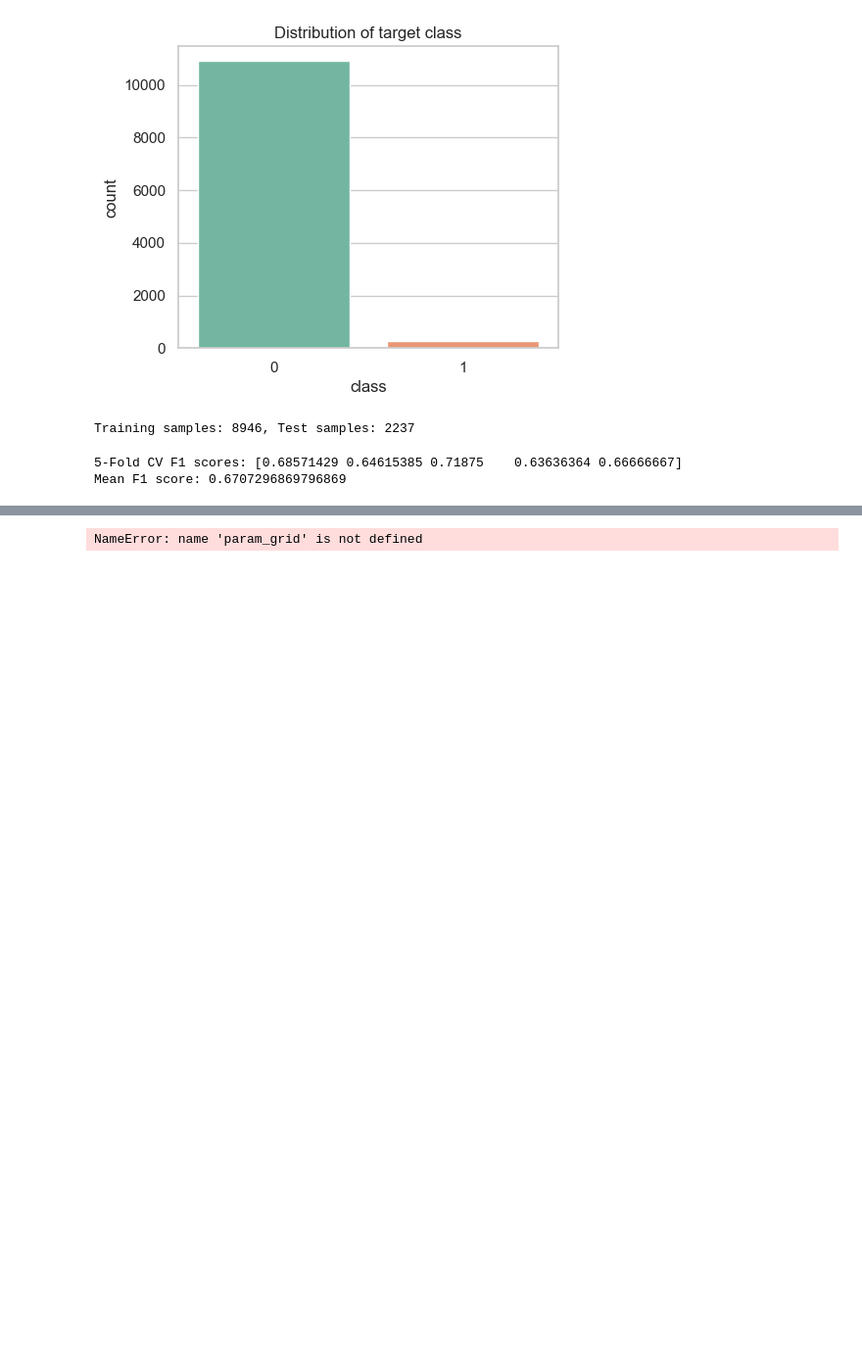
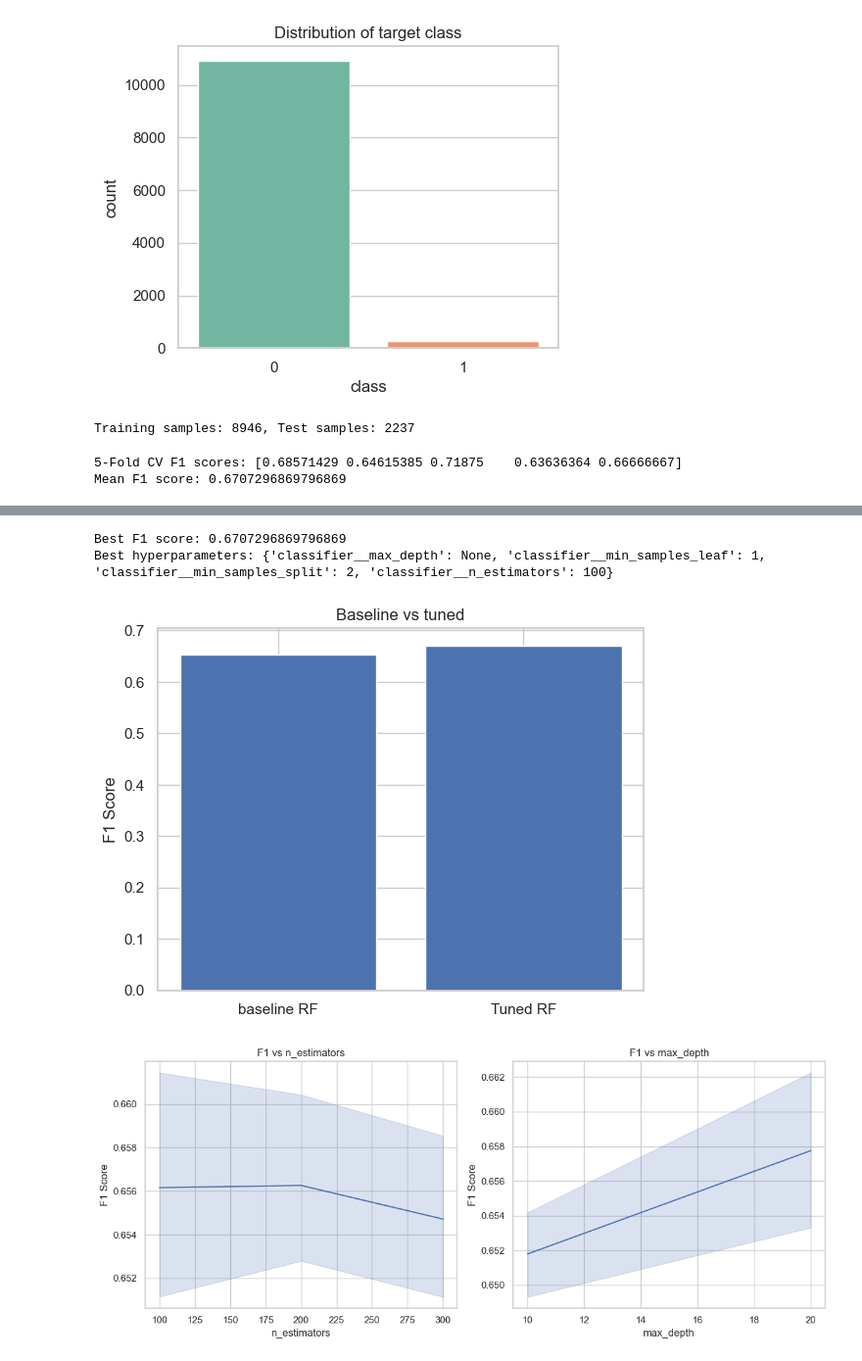
Before and after one commit to patrusgrg/MATH4650_SP_2026_P02_G02_Gurung, a Jupyter notebook: notebooks/imbalance.ipynb, the cells around one changed output, grey strips where cells are left out. Shown at 98% size. Cells and saved outputs as stored; diff of their text form; code cells hidden in the pictures; blank space fills up the shorter version.

Commit message:
from  d to g gridsearch cv and weighted RF and

```diff
--- a/notebooks/imbalance.ipynb
+++ b/notebooks/imbalance.ipynb
@@ -141,13 +187,70 @@ param_gris = {
     'classifier__min_samples_leaf': [1,2]
 }
 # %%
-#3fold startified CV for fast
-cv = StratifiedKFold(n_splits=3, shuffle=True, random_state=42)
 
-grid_search = GridSearchCV(rf_pipeline, param_grid, cv=cv, scoring='f1', n_jobs=-1)
+
+#Grid Search
+grid_search = GridSearchCV(
+    rf_pipeline,
+    param_grid,
+    cv=cv,
+    scoring = 'f1',
+    n_jobs = -1
+)
+
+
 grid_search.fit(X_train, y_train)
 
 print("Best F1 score:", grid_search.best_score_)
 print("Best hyperparameters:", grid_search.best_params_)
 # %% [output]
-NameError: name 'param_grid' is not defined
+Best F1 score: 0.6707296869796869
+Best hyperparameters: {'classifier__max_depth': None, 'classifier__min_samples_leaf': 1, 'classifier__min_samples_split': 2, 'classifier__n_estimators': 100}
+# %%
+baseline_mean= baseline_scores.mean()
+tuned_mean = grid_search.best_score_
+# %%
+#visualizing the two models comparison
+
+models = ['baseline RF', 'Tuned RF']
+scores = [baseline_mean, tuned_mean]
+
+plt.figure()
+plt.bar(models, scores)
+plt.title("Baseline vs tuned")
+plt.ylabel("F1 Score")
+plt.show()
+
+#visualization of perfromance and parameters
+results = pd.DataFrame(grid_search.cv_results_)  #changinf the gridsearch into dataframe
+
+#creting subplots
+fig, axes = plt.subplots(1, 2, figsize = (12, 5))
+
+#first plot
+sns.lineplot(
+    data=results,
+    x='param_classifier__n_estimators',
+    y='mean_test_score',
+    ax=axes[0]
+)
+axes[0].set_title('F1 vs n_estimators')
+axes[0].set_xlabel("n_estimators")
+axes[0].set_ylabel("F1 Score")
+
+# Plot 2: F1 vs max_depth
+sns.lineplot(
+    data=results,
+    x='param_classifier__max_depth',
+    y='mean_test_score',
+    ax=axes[1]
+)
+axes[1].set_title("F1 vs max_depth")
+axes[1].set_xlabel("max_depth")
+axes[1].set_ylabel("F1 Score")
+
+plt.tight_layout()
+plt.show()
+# %% [output]
+[figure, added]
+[figure, added]
```
Also changed, not shown: parts of 13 cells of this notebook.
